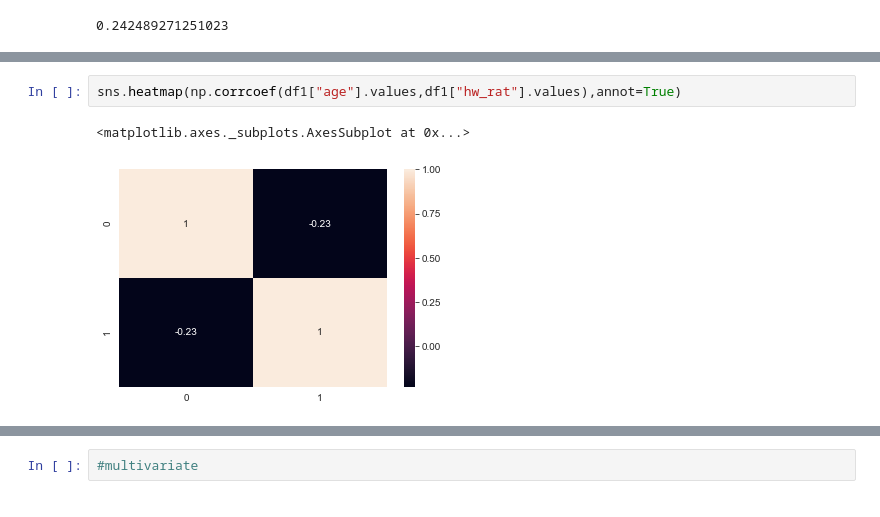
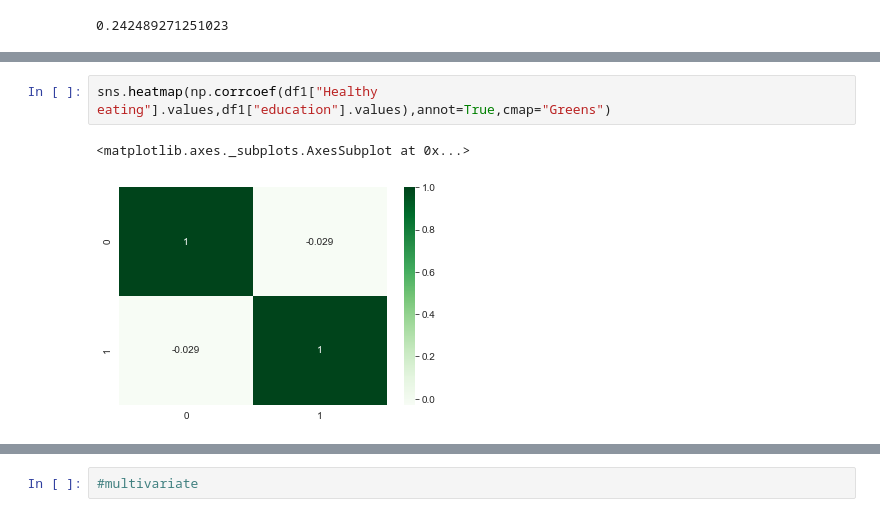
Before and after one commit to sudhanshuranjansr/Human_Happiness_index, a Jupyter notebook: master_project_1.0.ipynb, the cells around one changed output, grey strips where cells are left out. Saved outputs shown, nothing was run; the diff lists cells and outputs as text.

```diff
--- a/master_project_1.0.ipynb
+++ b/master_project_1.0.ipynb
@@ -420,5 +438,5 @@ correlation_coef between music and Dance is 0.2529677832338564
 # %%
-sns.heatmap(np.corrcoef(df1["age"].values,df1["hw_rat"].values),annot=True)
+sns.heatmap(np.corrcoef(df1["Healthy eating"].values,df1["education"].values),annot=True,cmap="Greens")
 # %% [output]
 <matplotlib.axes._subplots.AxesSubplot at 0x...>
-[figure, old version]
+[figure, new version]
```
Also changed, not shown: parts of 24 cells of this notebook.
